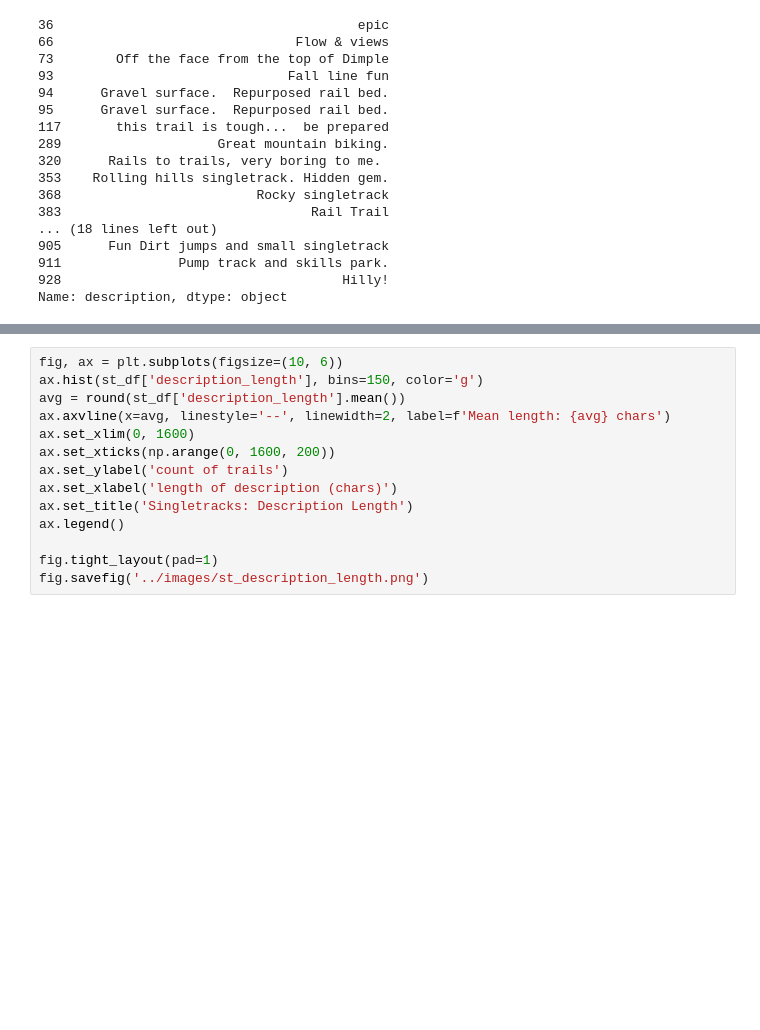
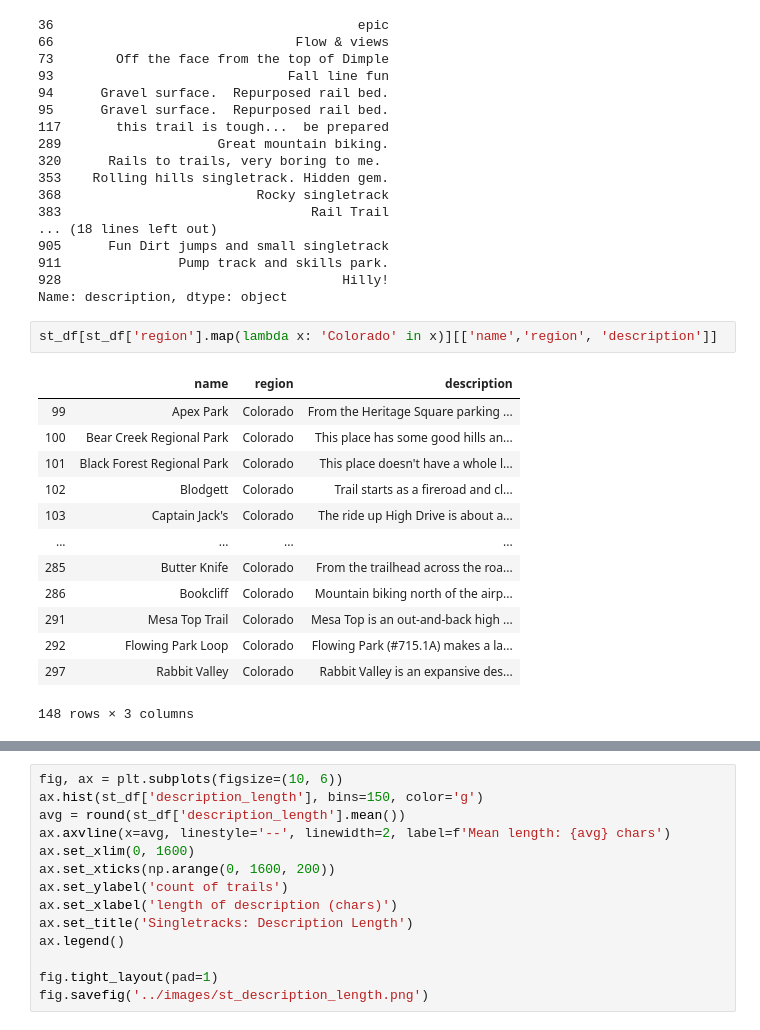
Before and after one commit to Laura-Kimble/mtb-trails, a Jupyter notebook: notebooks/singletracks_eda.ipynb, the cells around one changed output, grey strips where cells are left out. Saved outputs shown, nothing was run; the diff lists cells and outputs as text; blank space fills up the shorter version.

```diff
--- a/notebooks/singletracks_eda.ipynb
+++ b/notebooks/singletracks_eda.ipynb
@@ -156,3 +151,19 @@ st_df[(st_df['description_length']<=40)]['description']
 911               Pump track and skills park.
 928                                    Hilly!
 Name: description, dtype: object
+# %%
+st_df[st_df['region'].map(lambda x: 'Colorado' in x)][['name','region', 'description']]
+# %% [output]
+|  | name | region | description |
+| 99 | Apex Park | Colorado | From the Heritage Square parking ... |
+| 100 | Bear Creek Regional Park | Colorado | This place has some good hills an... |
+| 101 | Black Forest Regional Park | Colorado | This place doesn't have a whole l... |
+| 102 | Blodgett | Colorado | Trail starts as a fireroad and cl... |
+| 103 | Captain Jack's | Colorado | The ride up High Drive is about a... |
+| ... | ... | ... | ... |
+| 285 | Butter Knife | Colorado | From the trailhead across the roa... |
+| 286 | Bookcliff | Colorado | Mountain biking north of the airp... |
+| 291 | Mesa Top Trail | Colorado | Mesa Top is an out-and-back high ... |
+| 292 | Flowing Park Loop | Colorado | Flowing Park (#715.1A) makes a la... |
+| 297 | Rabbit Valley | Colorado | Rabbit Valley is an expansive des... |
+148 rows × 3 columns
```
Also changed, not shown: parts of 9 cells of this notebook, 3 other files.
